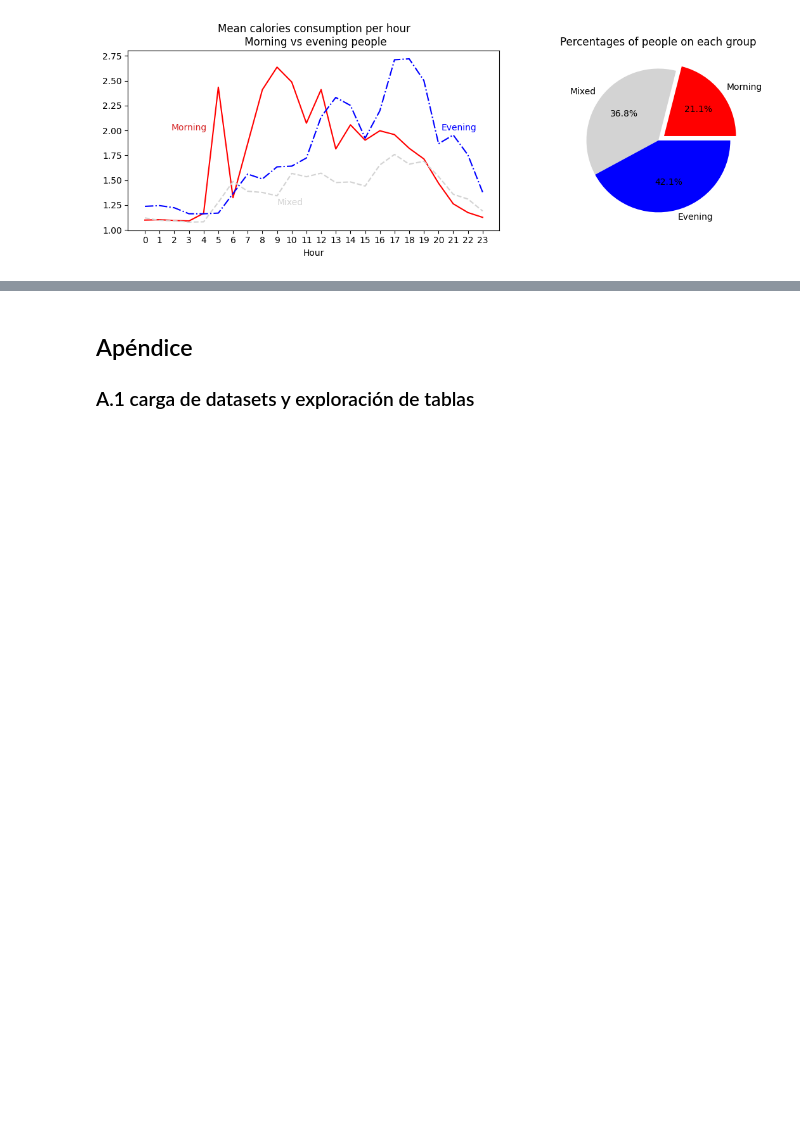
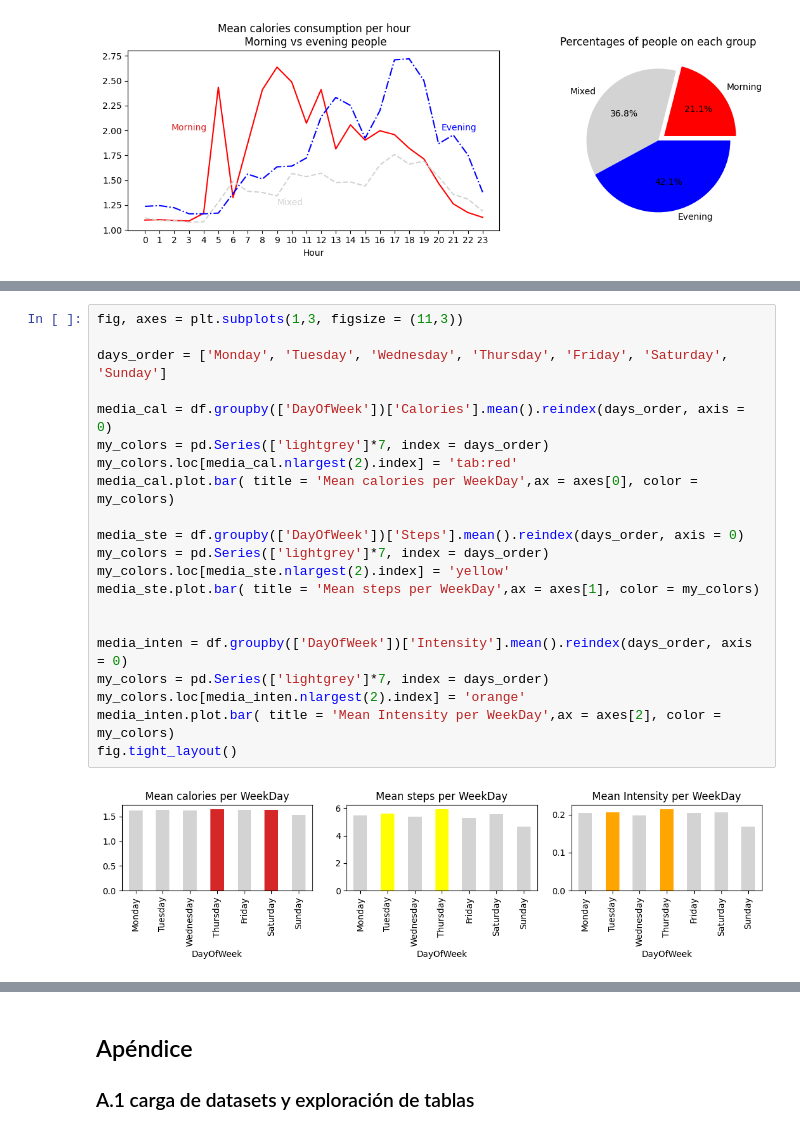
Before and after one commit to JuanD13Perez/Books_and_courses, a Jupyter notebook: Google_Data_Analysis_Prof_Certificate/Bellabeat_Case_Study.ipynb, the cells around one changed output, grey strips where cells are left out. Drawn from its saved outputs; the diff is of its cells as text; blank space fills up the shorter version.

```diff
--- a/Google_Data_Analysis_Prof_Certificate/Bellabeat_Case_Study.ipynb
+++ b/Google_Data_Analysis_Prof_Certificate/Bellabeat_Case_Study.ipynb
@@ -1012,0 +992,23 @@ Name: Hour, dtype: int64
+# %%
+fig, axes = plt.subplots(1,3, figsize = (11,3))
+
+days_order = ['Monday', 'Tuesday', 'Wednesday', 'Thursday', 'Friday', 'Saturday', 'Sunday']
+
+media_cal = df.groupby(['DayOfWeek'])['Calories'].mean().reindex(days_order, axis = 0)
+my_colors = pd.Series(['lightgrey']*7, index = days_order)
+my_colors.loc[media_cal.nlargest(2).index] = 'tab:red'
+media_cal.plot.bar( title = 'Mean calories per WeekDay',ax = axes[0], color = my_colors)
+
+media_ste = df.groupby(['DayOfWeek'])['Steps'].mean().reindex(days_order, axis = 0)
+my_colors = pd.Series(['lightgrey']*7, index = days_order)
+my_colors.loc[media_ste.nlargest(2).index] = 'yellow'
+media_ste.plot.bar( title = 'Mean steps per WeekDay',ax = axes[1], color = my_colors)
+
+
+media_inten = df.groupby(['DayOfWeek'])['Intensity'].mean().reindex(days_order, axis = 0)
+my_colors = pd.Series(['lightgrey']*7, index = days_order)
+my_colors.loc[media_inten.nlargest(2).index] = 'orange'
+media_inten.plot.bar( title = 'Mean Intensity per WeekDay',ax = axes[2], color = my_colors)
+fig.tight_layout()
+# %% [output]
+[figure, added]
```
Also changed, not shown: parts of 6 cells of this notebook.
